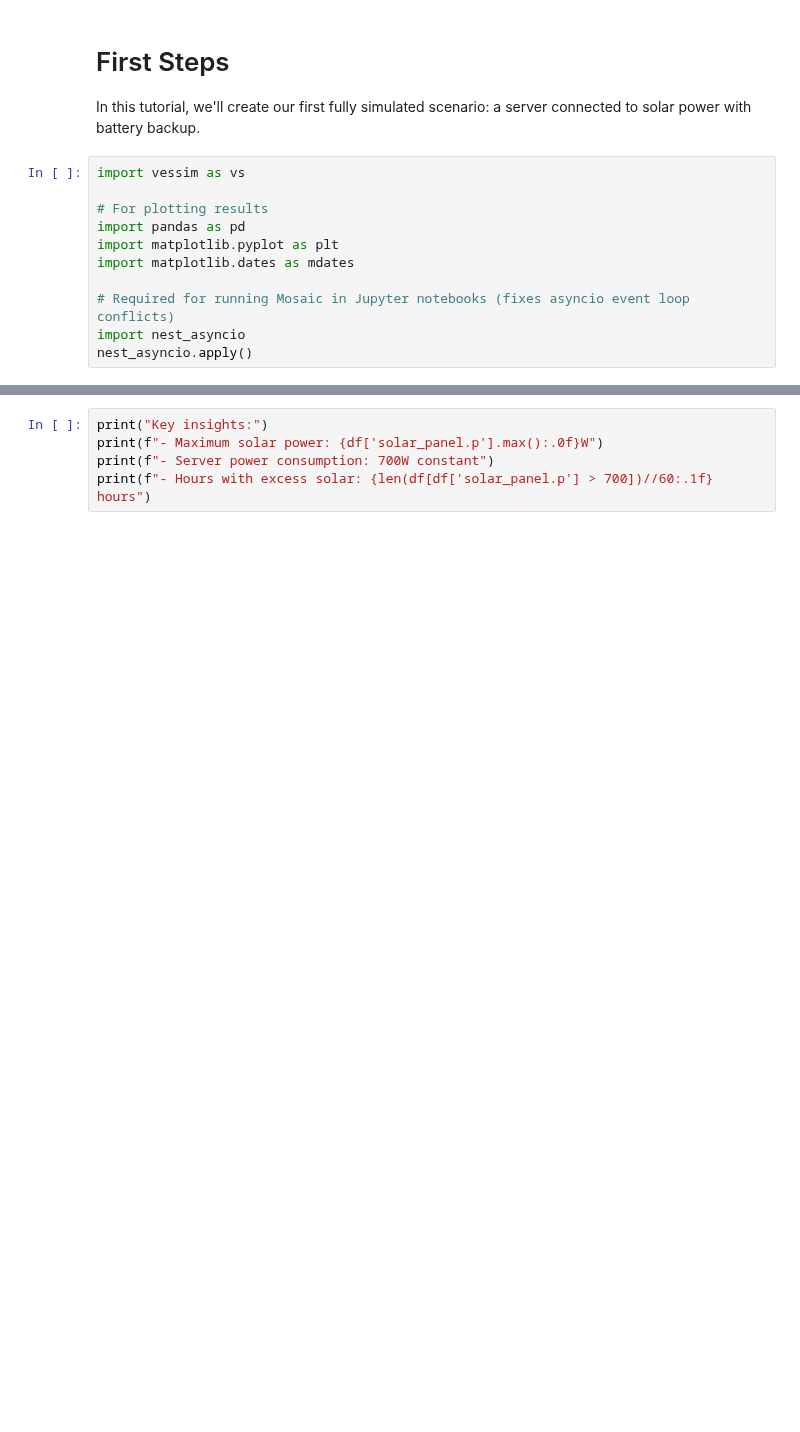
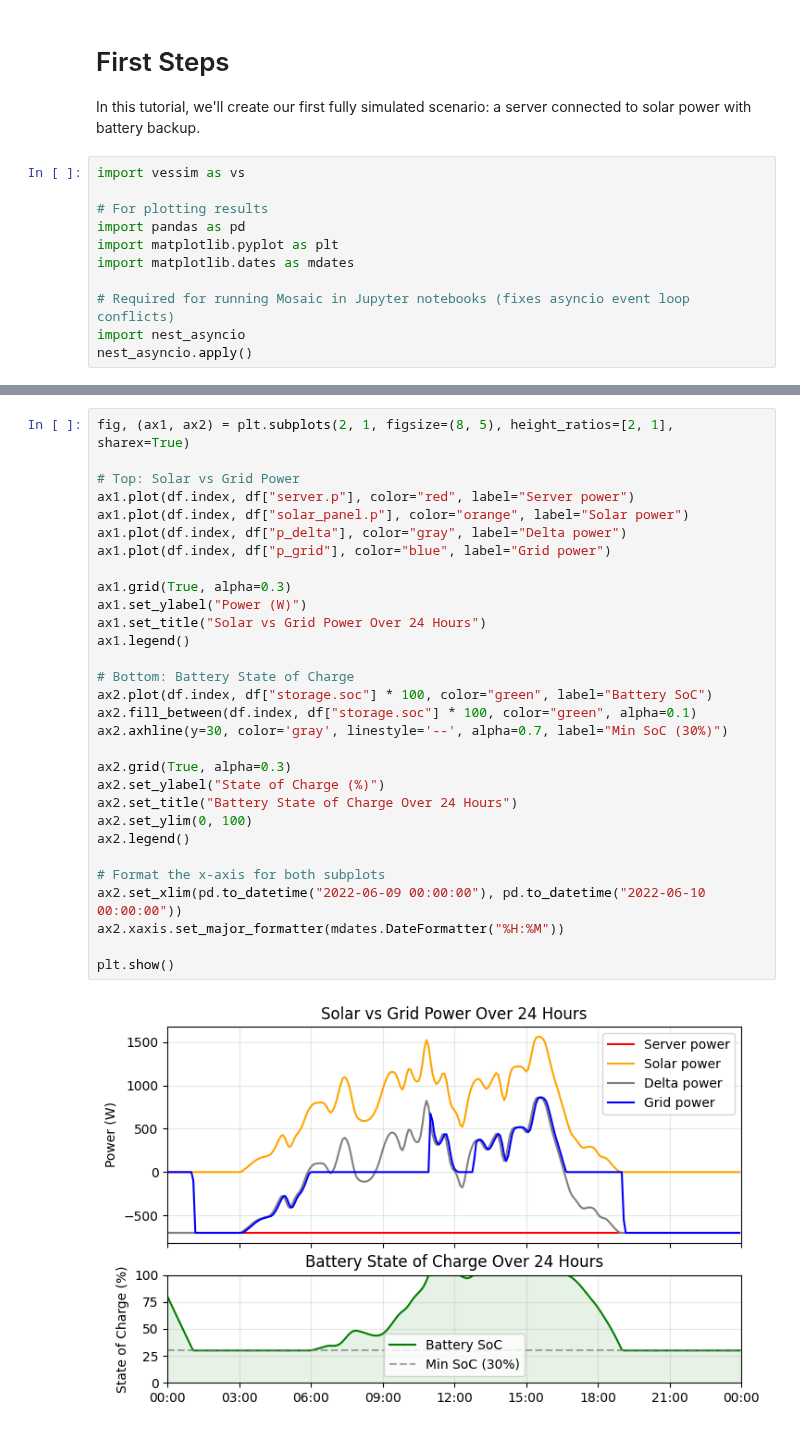
Before and after one commit to dos-group/vessim, a Jupyter notebook: docs/tutorials/1_basic_example.ipynb, the cells around one changed output, grey strips where cells are left out. Cells and saved outputs as stored; diff of their text form; blank space fills up the shorter version.

```diff
--- a/docs/tutorials/1_basic_example.ipynb
+++ b/docs/tutorials/1_basic_example.ipynb
@@ -148,5 +99,32 @@ df["2022-06-09 11:00:00":"2022-06-09 11:20:00"]
-# %%
-print("Key insights:")
-print(f"- Maximum solar power: {df['solar_panel.p'].max():.0f}W")
-print(f"- Server power consumption: 700W constant")
-print(f"- Hours with excess solar: {len(df[df['solar_panel.p'] > 700])//60:.1f} hours")
+# %%
+fig, (ax1, ax2) = plt.subplots(2, 1, figsize=(8, 5), height_ratios=[2, 1], sharex=True)
+
+# Top: Solar vs Grid Power
+ax1.plot(df.index, df["server.p"], color="red", label="Server power")
+ax1.plot(df.index, df["solar_panel.p"], color="orange", label="Solar power")
+ax1.plot(df.index, df["p_delta"], color="gray", label="Delta power")
+ax1.plot(df.index, df["p_grid"], color="blue", label="Grid power")
+
+ax1.grid(True, alpha=0.3)
+ax1.set_ylabel("Power (W)")
+ax1.set_title("Solar vs Grid Power Over 24 Hours")
+ax1.legend()
+
+# Bottom: Battery State of Charge
+ax2.plot(df.index, df["storage.soc"] * 100, color="green", label="Battery SoC")
+ax2.fill_between(df.index, df["storage.soc"] * 100, color="green", alpha=0.1)
+ax2.axhline(y=30, color='gray', linestyle='--', alpha=0.7, label="Min SoC (30%)")
+
+ax2.grid(True, alpha=0.3)
+ax2.set_ylabel("State of Charge (%)")
+ax2.set_title("Battery State of Charge Over 24 Hours")
+ax2.set_ylim(0, 100)
+ax2.legend()
+
+# Format the x-axis for both subplots
+ax2.set_xlim(pd.to_datetime("2022-06-09 00:00:00"), pd.to_datetime("2022-06-10 00:00:00"))
+ax2.xaxis.set_major_formatter(mdates.DateFormatter("%H:%M"))
+
+plt.show()
+# %% [output]
+[figure, added]
```
Also changed, not shown: parts of 8 cells of this notebook, 8 other files.
